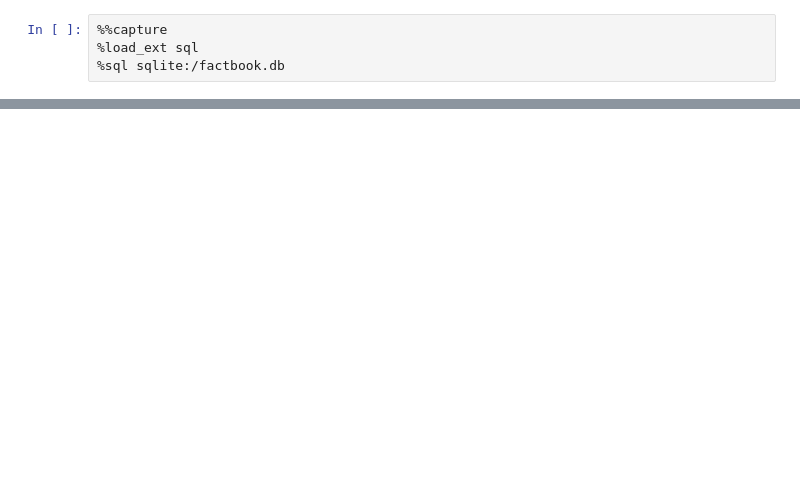
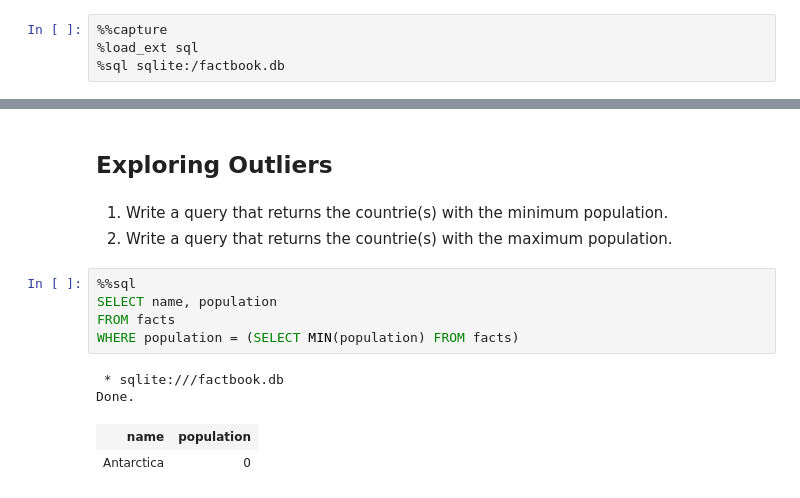
Before and after one commit to TR-1000/Machine-Learning-and-Data-Science, a Jupyter notebook: SQL/Analyzing CIA Factbook Data.ipynb, the cells around one changed output, grey strips where cells are left out. Drawn from its saved outputs; the diff is of its cells as text; blank space fills up the shorter version.

Commit message:
Completed mission minimum requirements

```diff
--- a/SQL/Analyzing CIA Factbook Data.ipynb
+++ b/SQL/Analyzing CIA Factbook Data.ipynb
@@ -16,0 +52,17 @@ Done.
+# %% [markdown]
+## Exploring Outliers
+# %% [markdown]
+<ol>
+<li>Write a query that returns the countrie(s) with the minimum population.</li>
+<li>Write a query that returns the countrie(s) with the maximum population.</li>
+</ol>
+# %%
+%%sql
+SELECT name, population
+FROM facts
+WHERE population = (SELECT MIN(population) FROM facts)
+# %% [output]
+ * sqlite:///factbook.db
+Done.
+| name | population |
+| Antarctica | 0 |
```
Also changed, not shown: parts of 12 cells of this notebook.
